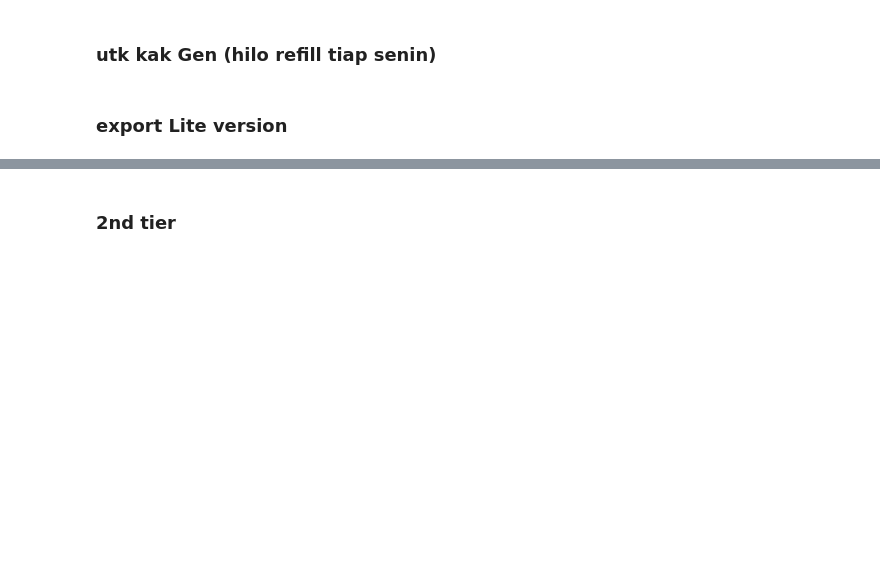
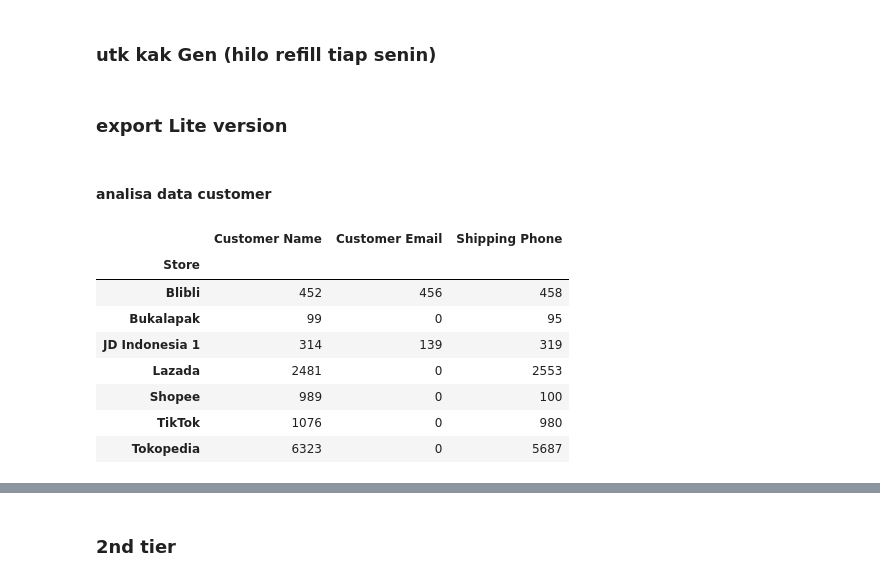
Before and after one commit to nutrimartid/masterdata, a Jupyter notebook: Update 6.ipynb, the cells around one changed output, grey strips where cells are left out. Saved outputs shown, nothing was run; the diff lists cells and outputs as text; code cells hidden in the pictures; blank space fills up the shorter version.

```diff
--- a/Update 6.ipynb
+++ b/Update 6.ipynb
@@ -17679,0 +17591,14 @@ data_all['Address']
+# %% [markdown]
+#### analisa data customer
+# %%
+data_forstok_pure.groupby(['Store'])[['Customer Name','Customer Email','Shipping Phone']].nunique()
+# %% [output]
+|  | Customer Name | Customer Email | Shipping Phone |
+| Store |  |  |  |
+| Blibli | 452 | 456 | 458 |
+| Bukalapak | 99 | 0 | 95 |
+| JD Indonesia 1 | 314 | 139 | 319 |
+| Lazada | 2481 | 0 | 2553 |
+| Shopee | 989 | 0 | 100 |
+| TikTok | 1076 | 0 | 980 |
+| Tokopedia | 6323 | 0 | 5687 |
```
Also changed, not shown: parts of 13 cells of this notebook.
